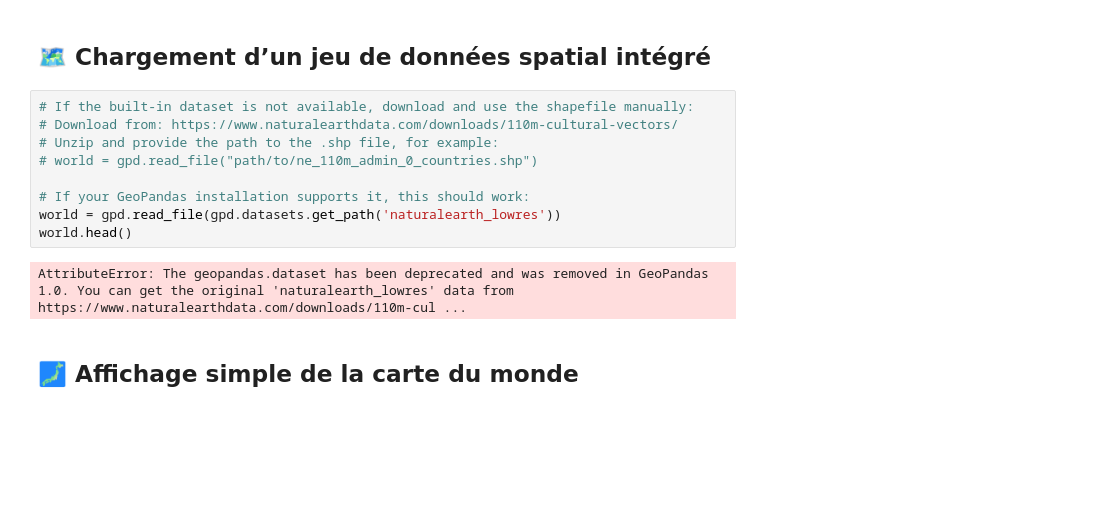
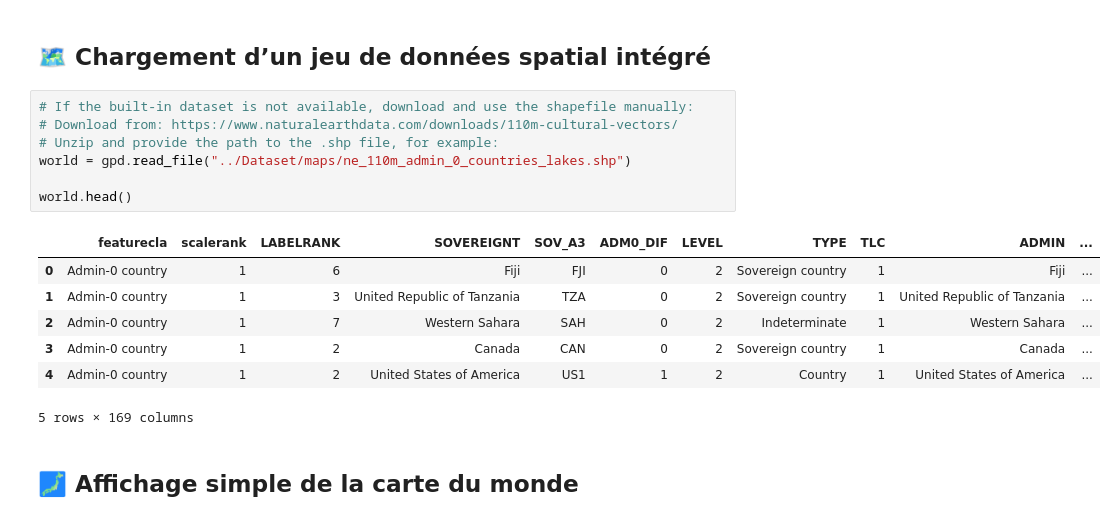
Before and after one commit to DestinBir/Python_Course_For_DataScientist, a Jupyter notebook: Semaine_6/jour11_geopandas_donnees_spatiales.ipynb, the cells around one changed output. Saved outputs shown, nothing was run; the diff lists cells and outputs as text; blank space fills up the shorter version.

```diff
--- a/Semaine_6/jour11_geopandas_donnees_spatiales.ipynb
+++ b/Semaine_6/jour11_geopandas_donnees_spatiales.ipynb
@@ -17,14 +17,18 @@ import pandas as pd
 # %%
 # If the built-in dataset is not available, download and use the shapefile manually:
 # Download from: https://www.naturalearthdata.com/downloads/110m-cultural-vectors/
 # Unzip and provide the path to the .shp file, for example:
-# world = gpd.read_file("path/to/ne_110m_admin_0_countries.shp")
+world = gpd.read_file("../Dataset/maps/ne_110m_admin_0_countries_lakes.shp")
 
-# If your GeoPandas installation supports it, this should work:
-world = gpd.read_file(gpd.datasets.get_path('naturalearth_lowres'))
 world.head()
 # %% [output]
+|  | featurecla | scalerank | LABELRANK | SOVEREIGNT | SOV_A3 | ADM0_DIF | LEVEL | TYPE | TLC | ADMIN | ... |
+| 0 | Admin-0 country | 1 | 6 | Fiji | FJI | 0 | 2 | Sovereign country | 1 | Fiji | ... |
+| 1 | Admin-0 country | 1 | 3 | United Republic of Tanzania | TZA | 0 | 2 | Sovereign country | 1 | United Republic of Tanzania | ... |
+| 2 | Admin-0 country | 1 | 7 | Western Sahara | SAH | 0 | 2 | Indeterminate | 1 | Western Sahara | ... |
+| 3 | Admin-0 country | 1 | 2 | Canada | CAN | 0 | 2 | Sovereign country | 1 | Canada | ... |
+| 4 | Admin-0 country | 1 | 2 | United States of America | US1 | 1 | 2 | Country | 1 | United States of America | ... |
-AttributeError: The geopandas.dataset has been deprecated and was removed in GeoPandas 1.0. You can get the original 'naturalearth_lowres' data from https://www.naturalearthdata.com/downloads/110m-cul ...
+5 rows × 169 columns
 # %% [markdown]
 ## 🗾 Affichage simple de la carte du monde
 # %%
```
Also changed, not shown: parts of 3 cells of this notebook.
